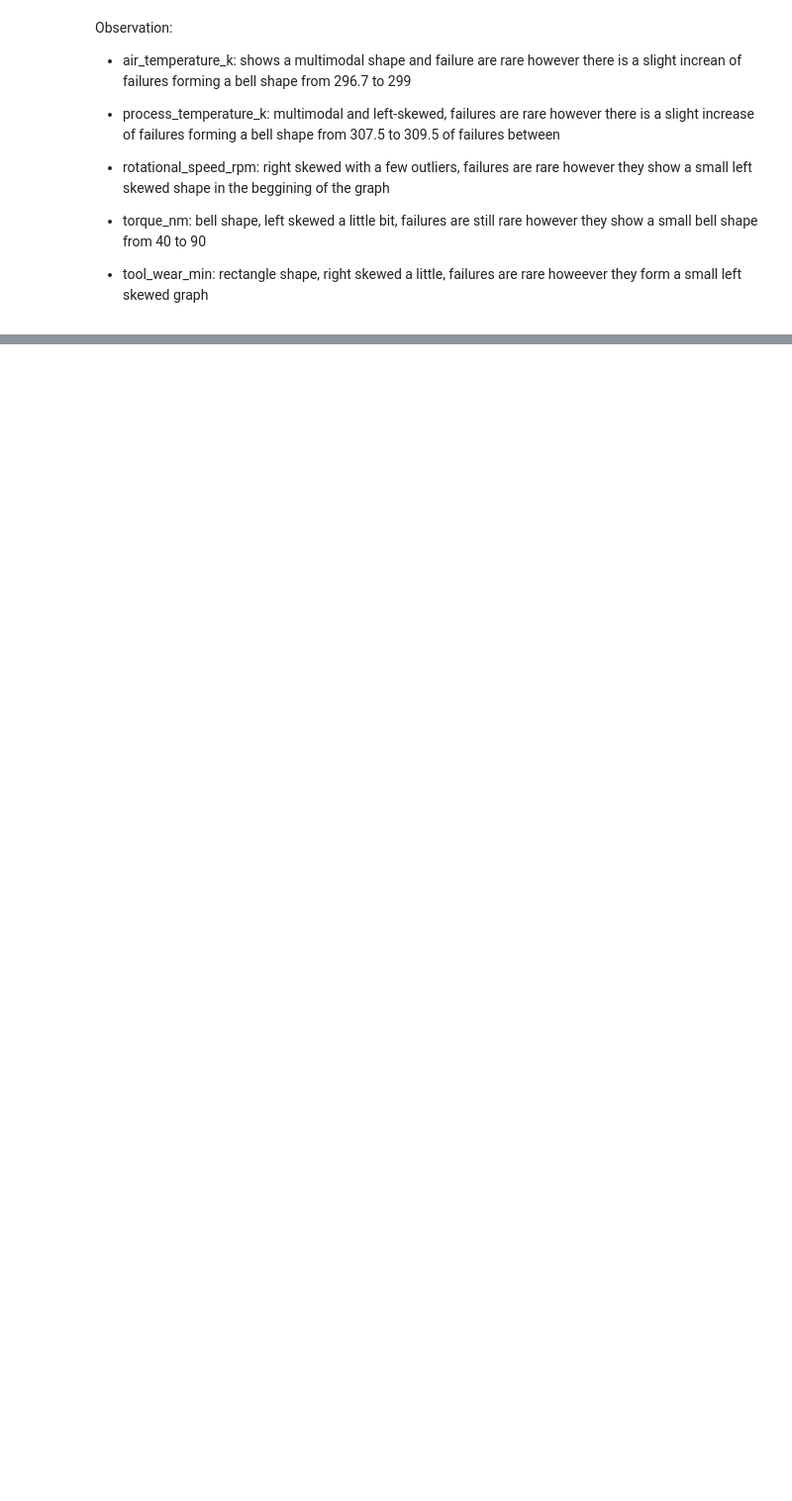
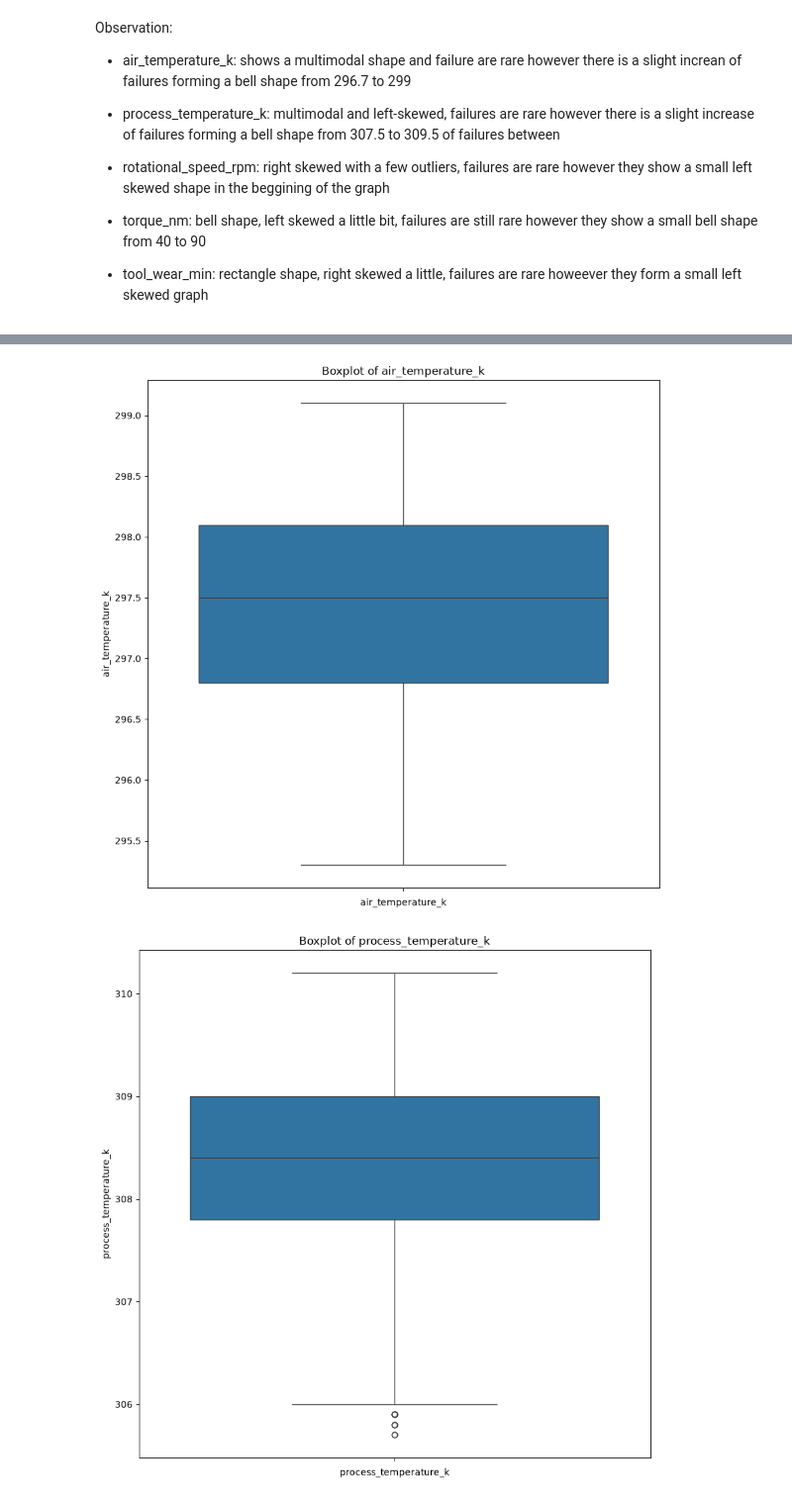
Before and after one commit to SiphesihleNkosi/manufacturing-quality-intelligence-system, a Jupyter notebook: python/machine_failure_ml_project.ipynb, the cells around one changed output, grey strips where cells are left out. Shown at 99% size. Cells and saved outputs as stored; diff of their text form; code cells hidden in the pictures; blank space fills up the shorter version.

```diff
--- a/python/machine_failure_ml_project.ipynb
+++ b/python/machine_failure_ml_project.ipynb
@@ -108,0 +187,12 @@ Observation:
+# %%
+## Boxplot to see weather a feature contains outliers
+for column in numerical_columns:
+    plt.figure(figsize=(10,10))
+
+    sns.boxplot(df[column])
+    plt.title(f'Boxplot of {column}')
+    plt.xlabel(f'{column}')
+    plt.show()
+# %% [output]
+[figure, added]
+[figure, added]
```
Also changed, not shown: parts of 23 cells of this notebook.
